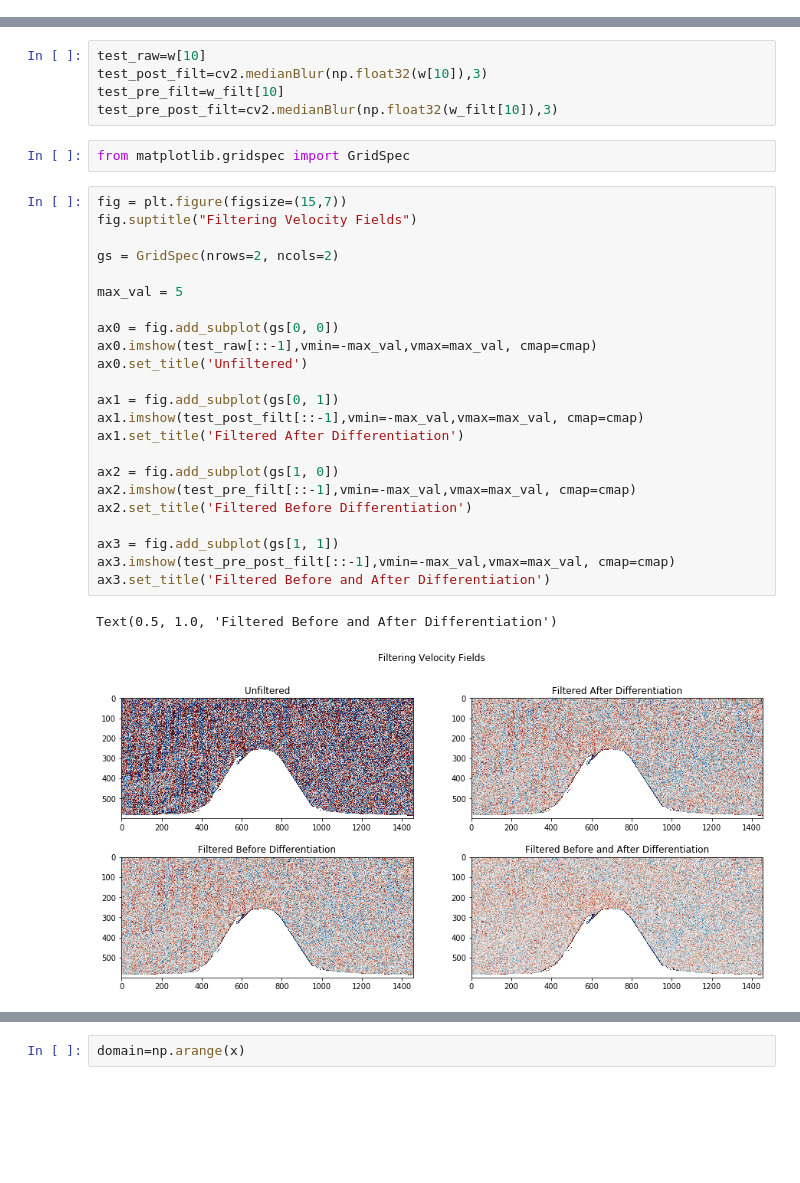
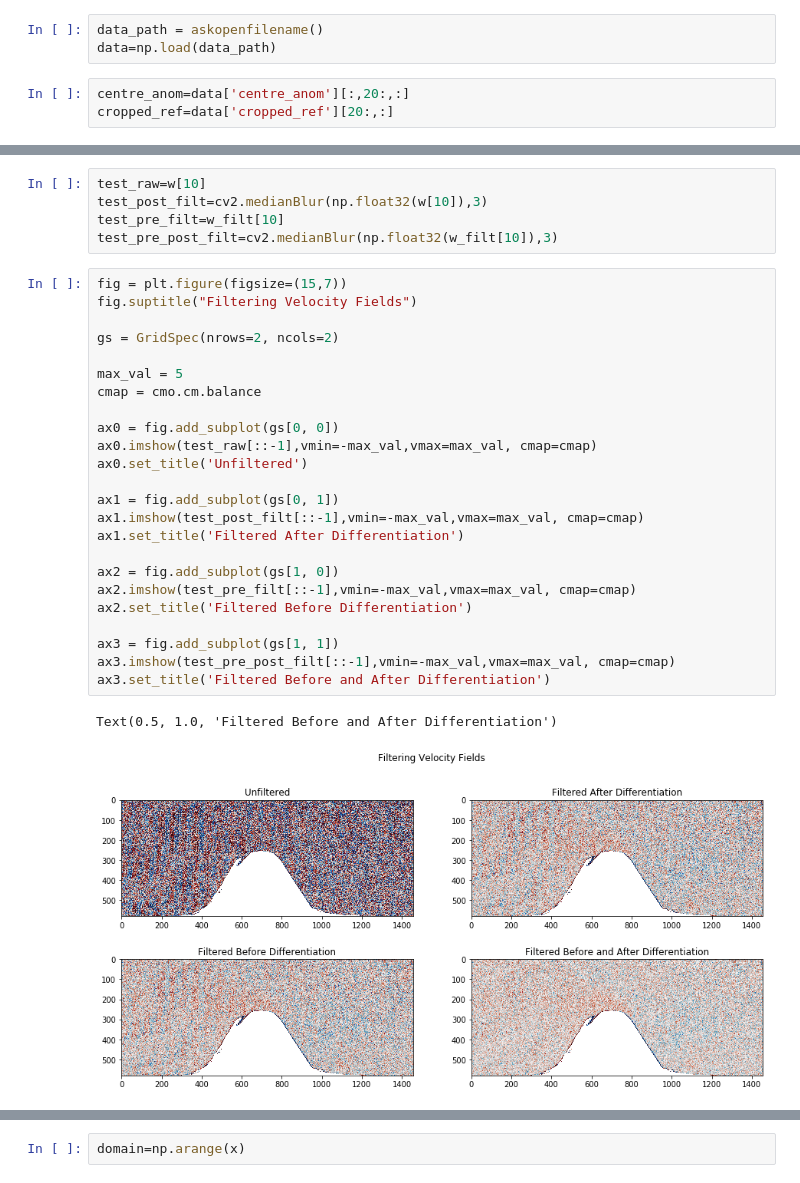
Before and after one commit to callummshaw/Lab_Ridge, a Jupyter notebook: Code/Short Term Visualisation- Fixed.ipynb, the cells around one changed output, grey strips where cells are left out. Saved outputs shown, nothing was run; the diff lists cells and outputs as text; blank space fills up the shorter version.

```diff
--- a/Code/Short Term Visualisation- Fixed.ipynb
+++ b/Code/Short Term Visualisation- Fixed.ipynb
@@ -492,6 +494,12 @@ $\frac{D b}{D t}+N^2(z)w\approx 0,$
 and then use $\nabla \mathbf{u}=0$ to determine $u$.
 
 This method does assume there is negligible mixing and is not yet fully implimented. Going to using background stratification to determine N, looks like there is two distinct regions- the thermocline where $N^2=0$ and below the thermocline where $N$ is stable $(N^2>0)$.
+# %%
+data_path = askopenfilename()
+data=np.load(data_path)
+# %%
+centre_anom=data['centre_anom'][:,20:,:]
+cropped_ref=data['cropped_ref'][20:,:]
 # %%
 g = 9.81
 n=np.sqrt(g/1000*(rho_bottom-rho_top)/depth)
@@ -513,31 +522,30 @@ test_raw=w[10]
 test_post_filt=cv2.medianBlur(np.float32(w[10]),3)
 test_pre_filt=w_filt[10]
 test_pre_post_filt=cv2.medianBlur(np.float32(w_filt[10]),3)
-# %%
-from matplotlib.gridspec import GridSpec
 # %%
 fig = plt.figure(figsize=(15,7))
 fig.suptitle("Filtering Velocity Fields")
 
 gs = GridSpec(nrows=2, ncols=2)
 
 max_val = 5
+cmap = cmo.cm.balance
 
 ax0 = fig.add_subplot(gs[0, 0])
 ax0.imshow(test_raw[::-1],vmin=-max_val,vmax=max_val, cmap=cmap)
 ax0.set_title('Unfiltered')
 
 ax1 = fig.add_subplot(gs[0, 1])
 ax1.imshow(test_post_filt[::-1],vmin=-max_val,vmax=max_val, cmap=cmap)
 ax1.set_title('Filtered After Differentiation')
 
 ax2 = fig.add_subplot(gs[1, 0])
 ax2.imshow(test_pre_filt[::-1],vmin=-max_val,vmax=max_val, cmap=cmap)
 ax2.set_title('Filtered Before Differentiation')
 
 ax3 = fig.add_subplot(gs[1, 1])
 ax3.imshow(test_pre_post_filt[::-1],vmin=-max_val,vmax=max_val, cmap=cmap)
 ax3.set_title('Filtered Before and After Differentiation')
 # %% [output]
 Text(0.5, 1.0, 'Filtered Before and After Differentiation')
-[figure, old version]
+[figure, new version]
```
Also changed, not shown: parts of 41 cells of this notebook.
